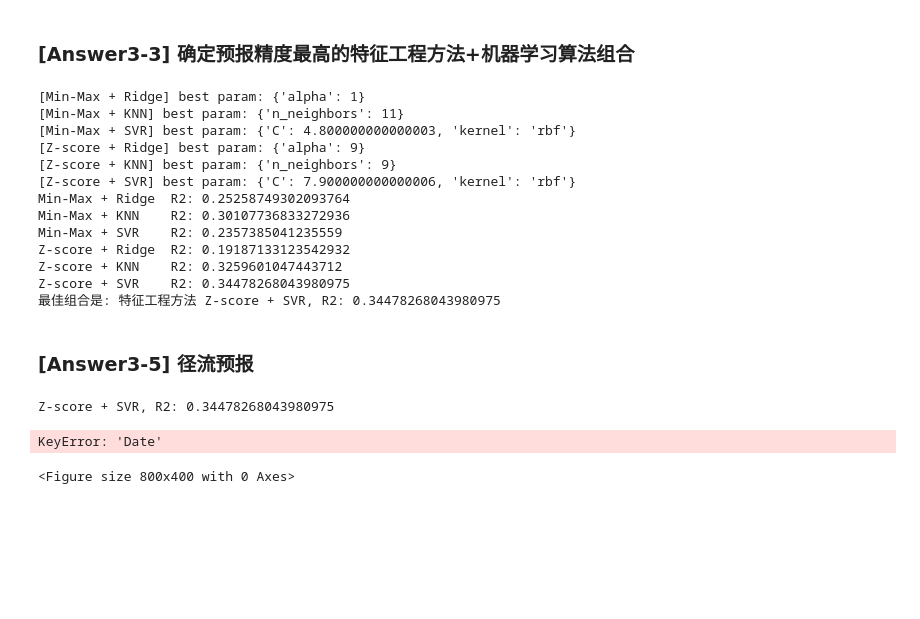
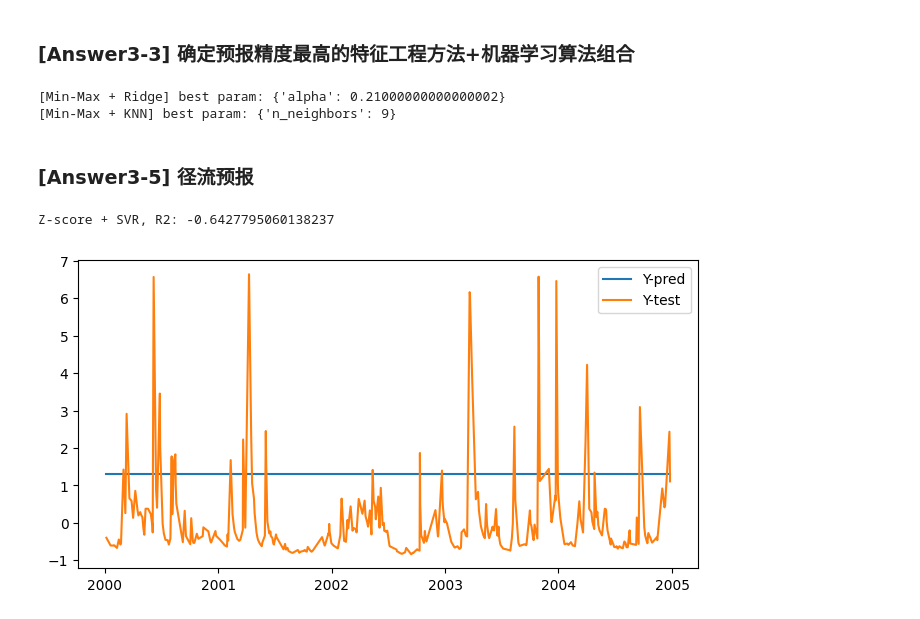
Before and after one commit to sslime336/RunoffPrediction, a Jupyter notebook: src/main.ipynb, the cells around one changed output. Saved outputs shown, nothing was run; the diff lists cells and outputs as text; code cells hidden in the pictures; blank space fills up the shorter version.

```diff
--- a/src/main.ipynb
+++ b/src/main.ipynb
@@ -449,16 +414,18 @@ models = {
     "SVR": SVR(),
 }
 param_grids = {
-    "Ridge": {"alpha": np.arange(1, 500, 1)},
+    "Ridge": {"alpha": np.arange(0.01, 3, 0.05)},
     "KNN": {"n_neighbors": np.arange(1, 100, 1)},
     "SVR": {"C": np.arange(1, 8, 0.1), "kernel": ['poly', 'rbf']},
 }
+
+seed = 8848
 
 results = {}
 pretreated_data = {}
 best_models = {}
 for method_name, processed_data in feature_eng_methods.items():
-    X_train, X_test, y_train, y_test = make_splited_data(processed_data)
+    X_train, X_test, y_train, y_test = make_splited_data(processed_data, seed)
     pretreated_data[method_name] = (X_train, X_test, y_train, y_test)
     for model_name in models:
         grid_search = GridSearchCV(
@@ -485,36 +452,25 @@ best_combination = max(results, key=results.get)
 best_method, best_model = best_combination[0], best_combination[1]
 print(f"最佳组合是: 特征工程方法 {best_method} + {best_model}, R2: {results[best_combination]}")
 # %% [output]
-[Min-Max + Ridge] best param: {'alpha': 1}
-[Min-Max + KNN] best param: {'n_neighbors': 11}
-[Min-Max + SVR] best param: {'C': 4.800000000000003, 'kernel': 'rbf'}
-[Z-score + Ridge] best param: {'alpha': 9}
-[Z-score + KNN] best param: {'n_neighbors': 9}
-[Z-score + SVR] best param: {'C': 7.900000000000006, 'kernel': 'rbf'}
-Min-Max + Ridge  R2: 0.25258749302093764
-Min-Max + KNN    R2: 0.30107736833272936
-Min-Max + SVR    R2: 0.2357385041235559
-Z-score + Ridge  R2: 0.19187133123542932
-Z-score + KNN    R2: 0.3259601047443712
-Z-score + SVR    R2: 0.34478268043980975
-最佳组合是: 特征工程方法 Z-score + SVR, R2: 0.34478268043980975
+[Min-Max + Ridge] best param: {'alpha': 0.21000000000000002}
+[Min-Max + KNN] best param: {'n_neighbors': 9}
 # %% [markdown]
 ### [Answer3-5] 径流预报
 # %%
-_, x_test, _, y_test = pretreated_data[best_method]
+_, x_test, _, y_true = make_splited_data(data, seed)
 y_pred = best_models[best_model].predict(x_test)
-print(f"{best_method} + {best_model}, R2: {r2_score(y_test, y_pred)}")
+print(f"{best_method} + {best_model}, R2: {r2_score(y_true, y_pred)}")
 
-y_test_cp = y_test.copy()
+y_test_cp = y_true.copy()
 for idx, key in enumerate(y_test_cp.index):
     y_test_cp[key] = y_pred[idx]
 
 plt.figure(figsize=(8, 4))
-plt.plot(y_test_cp.index.sort_values(), y_test_cp.sort_index(), label="Y-pred")
+plt.plot(y_test_cp.index.sort_values(), y_test_cp, label="Y-pred")
 plt.plot(y_test.index.sort_values(), y_test.sort_index(), label="Y-test")
+# plt.legend(loc="upper right")
 plt.legend()
 plt.show()
 # %% [output]
-Z-score + SVR, R2: 0.34478268043980975
+Z-score + SVR, R2: -0.6427795060138237
-KeyError: 'Date'
-<Figure size 800x400 with 0 Axes>
+[figure, added]
```
Also changed, not shown: parts of 1 cell of this notebook.
